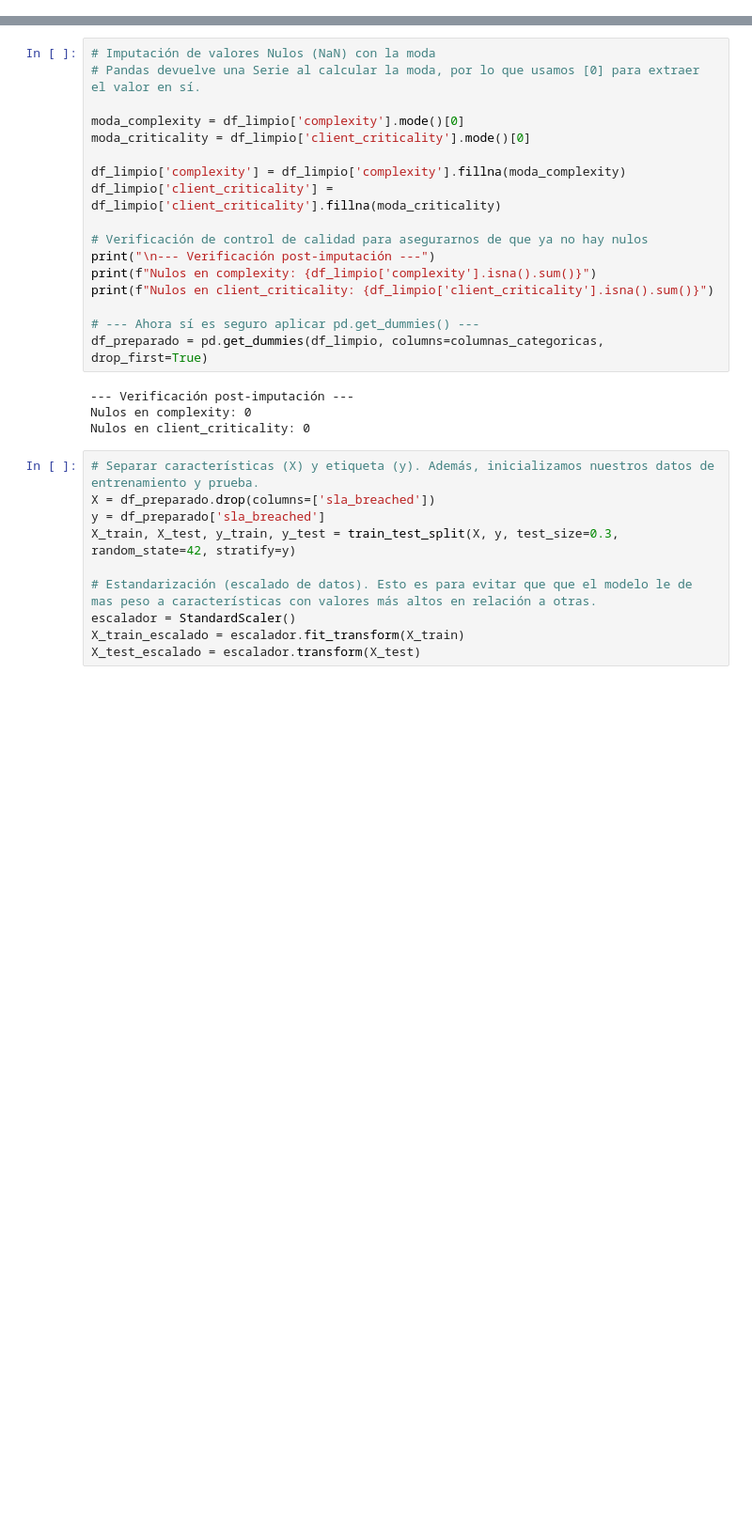
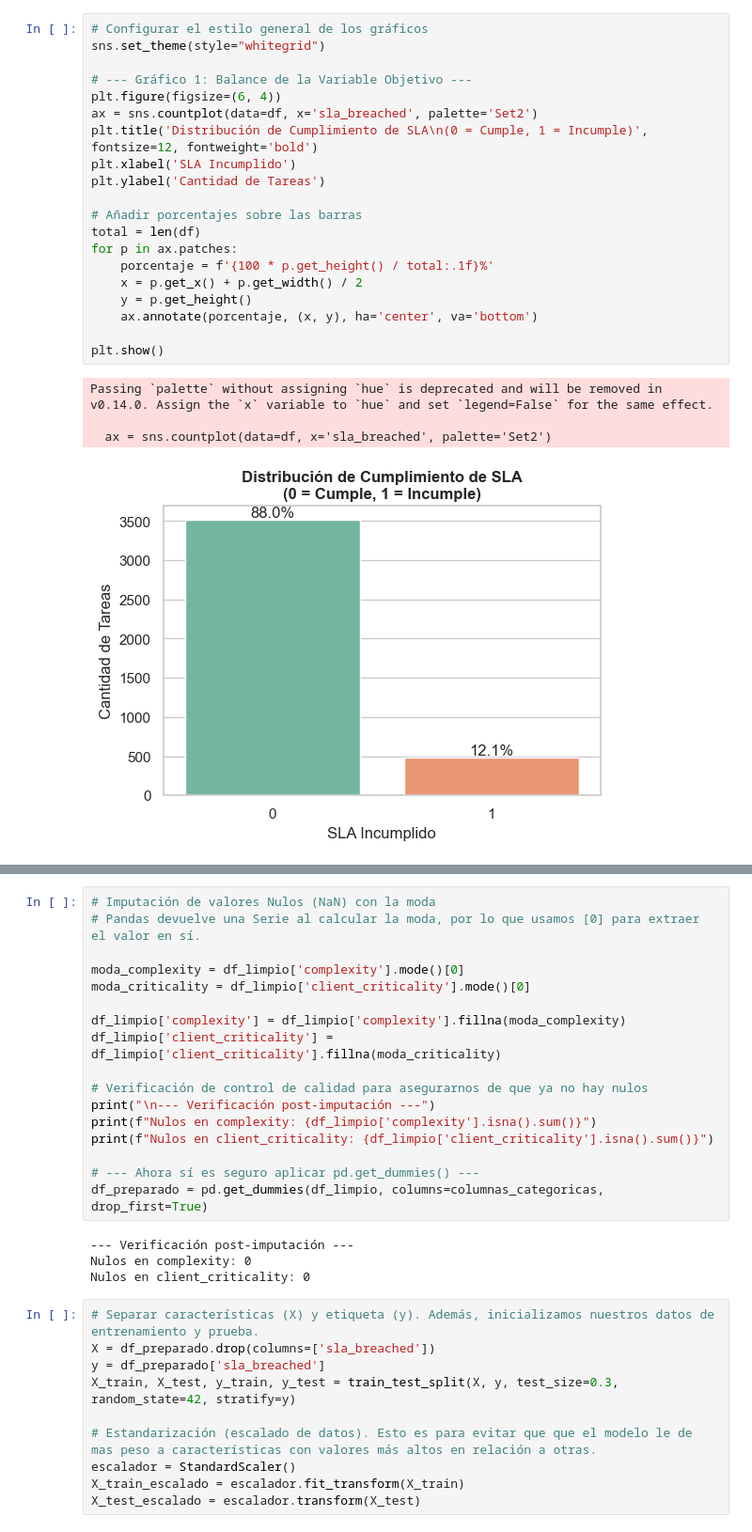
Before and after one commit to jeannanjari46/trabajo_publico, a Jupyter notebook: challenge/Parte1.ipynb, the cells around one changed output, grey strips where cells are left out. Shown at 94% size. Drawn from its saved outputs; the diff is of its cells as text; blank space fills up the shorter version.

```diff
--- a/challenge/Parte1.ipynb
+++ b/challenge/Parte1.ipynb
@@ -94,0 +95,25 @@ Name: proportion, dtype: float64
+# %%
+# Configurar el estilo general de los gráficos
+sns.set_theme(style="whitegrid")
+
+# --- Gráfico 1: Balance de la Variable Objetivo ---
+plt.figure(figsize=(6, 4))
+ax = sns.countplot(data=df, x='sla_breached', palette='Set2')
+plt.title('Distribución de Cumplimiento de SLA\n(0 = Cumple, 1 = Incumple)', fontsize=12, fontweight='bold')
+plt.xlabel('SLA Incumplido')
+plt.ylabel('Cantidad de Tareas')
+
+# Añadir porcentajes sobre las barras
+total = len(df)
+for p in ax.patches:
+    porcentaje = f'{100 * p.get_height() / total:.1f}%'
+    x = p.get_x() + p.get_width() / 2
+    y = p.get_height()
+    ax.annotate(porcentaje, (x, y), ha='center', va='bottom')
+
+plt.show()
+# %% [output]
+Passing `palette` without assigning `hue` is deprecated and will be removed in v0.14.0. Assign the `x` variable to `hue` and set `legend=False` for the same effect.
+
+  ax = sns.countplot(data=df, x='sla_breached', palette='Set2')
+[figure, added]
```
Also changed, not shown: parts of 6 cells of this notebook.
